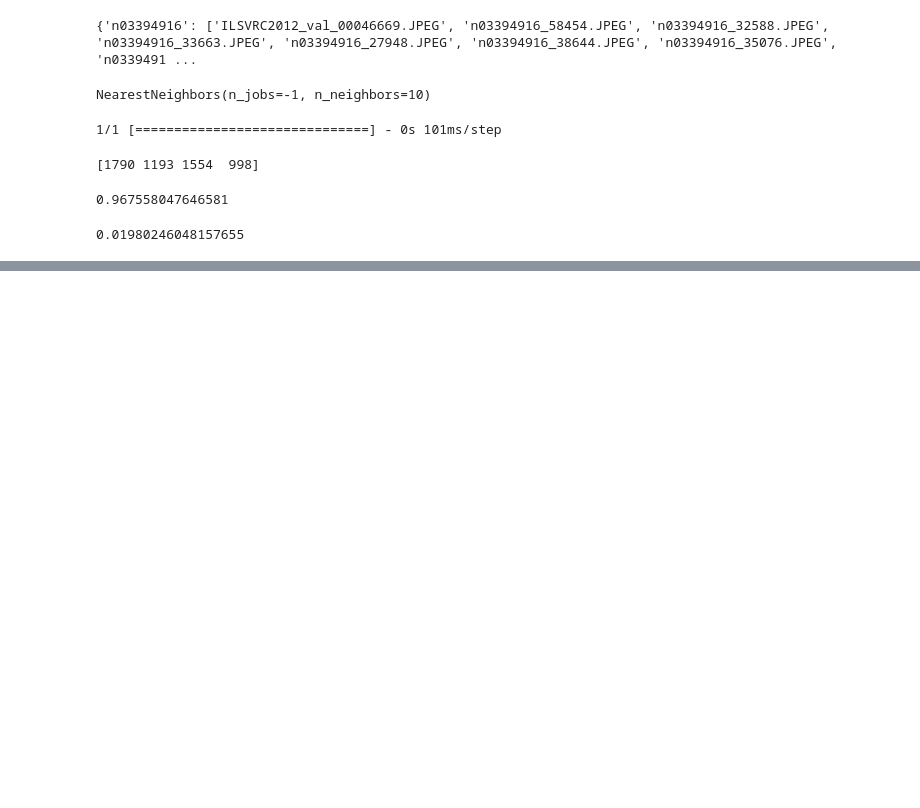
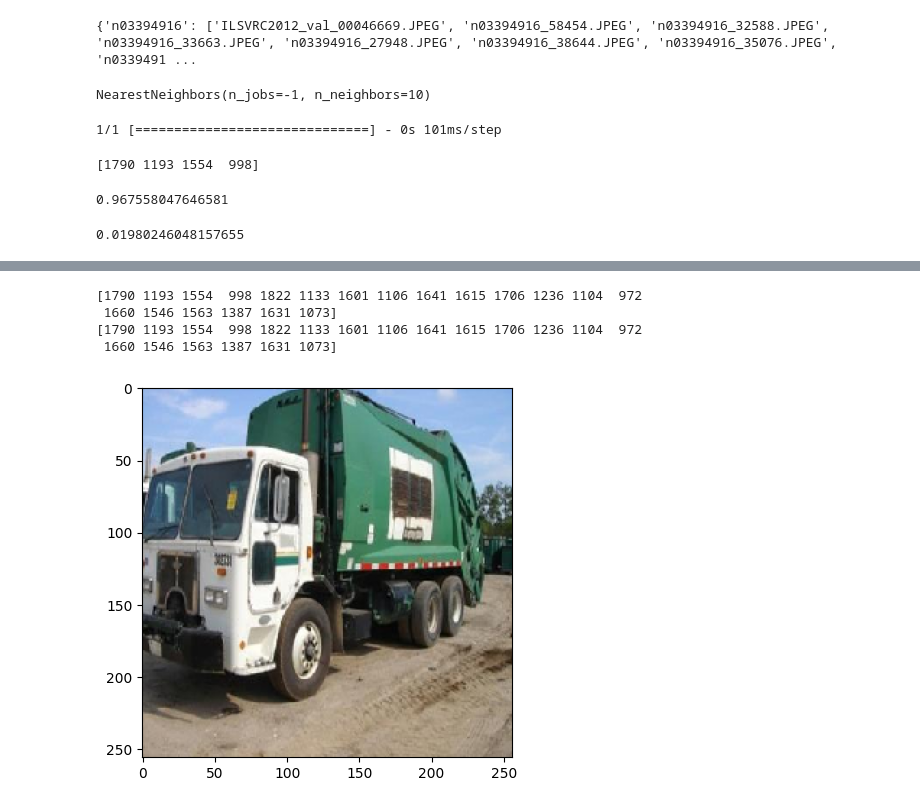
Before and after one commit to natek-1/Image_Search_Engine, a Jupyter notebook: research/image_search_engine_toy.ipynb, the cells around one changed output, grey strips where cells are left out. Saved outputs shown, nothing was run; the diff lists cells and outputs as text; code cells hidden in the pictures; blank space fills up the shorter version.

```diff
--- a/research/image_search_engine_toy.ipynb
+++ b/research/image_search_engine_toy.ipynb
@@ -396,0 +443,3 @@ recmetrics.mark(actual=test_labels, predicted=predictions, k=60)
+# %%
+knn_classifier = KNeighborsClassifier(n_jobs=-1, n_neighbors=10)
+knn_classifier = knn_classifier.fit(X, y)
@@ -396,0 +521,15 @@ recmetrics.mark(actual=test_labels, predicted=predictions, k=60)
+# %%
+index_list_classifier = knn_classifier.kneighbors(test_feature.reshape(1, -1), n_neighbors=20, return_distance=False)[0]
+print(index_list_classifier)
+random_pos = 10
+similar_image_path = image_path_list[index_list[random_pos]]
+similar_image = load_img(similar_image_path, target_size=(256, 256))
+similar_image = img_to_array(similar_image)
+plt.imshow(similar_image/255)
+print(index_list)
+# %% [output]
+[1790 1193 1554  998 1822 1133 1601 1106 1641 1615 1706 1236 1104  972
+ 1660 1546 1563 1387 1631 1073]
+[1790 1193 1554  998 1822 1133 1601 1106 1641 1615 1706 1236 1104  972
+ 1660 1546 1563 1387 1631 1073]
+[figure, added]
```
Also changed, not shown: parts of 18 cells of this notebook, 4 other files.
